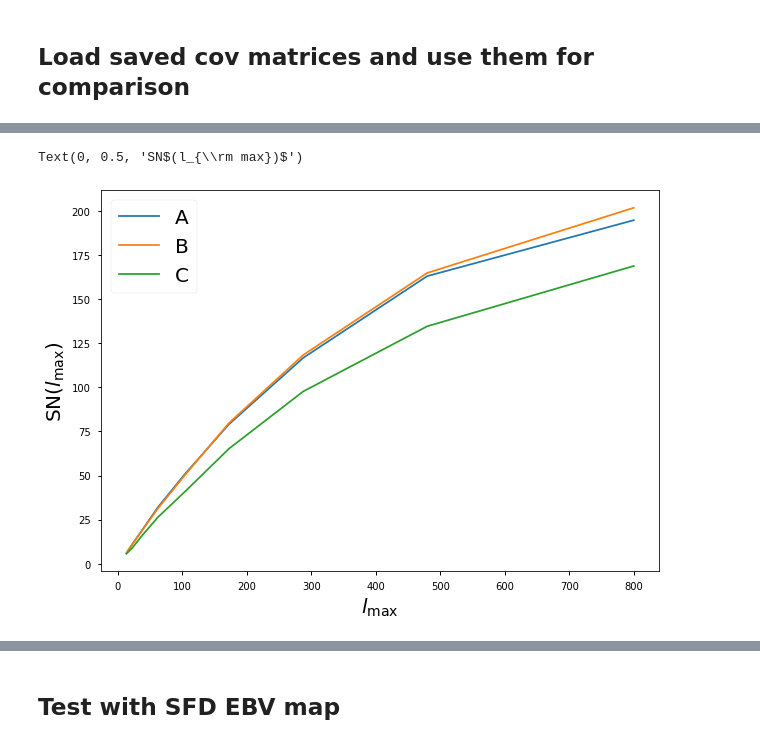
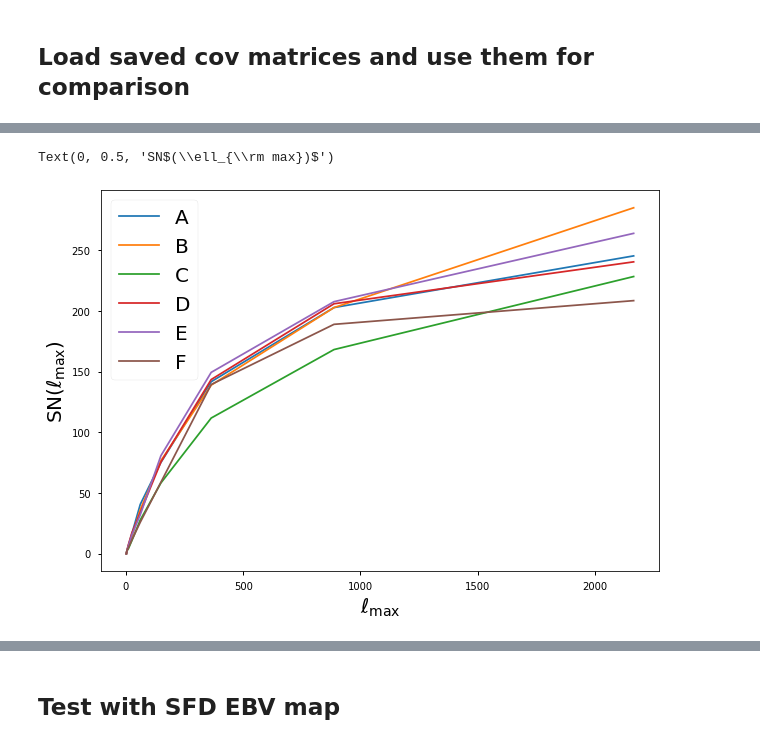
Before and after one commit to tanveerkarim/imaging-sys-covariance, a Jupyter notebook: notebooks/Cov_Matrix_Window.ipynb, the cells around one changed output, grey strips where cells are left out. Saved outputs shown, nothing was run; the diff lists cells and outputs as text; code cells hidden in the pictures.

Commit message:
run all experiments

```diff
--- a/notebooks/Cov_Matrix_Window.ipynb
+++ b/notebooks/Cov_Matrix_Window.ipynb
@@ -447,0 +718,5 @@ fsky
+# %%
+CLs_obs_F = np.zeros((NMOCKS, 9))
+
+for i in range(NMOCKS):
+    ELL_mid, CLs_obs_F[i] = bin_mat(ell, cls_obs_F[i], ELL)
@@ -459,0 +750,26 @@ cls_obs_C = np.load("../dat/cls_expC.npy")
+# %%
+exp_names = np.array(['A', 'B', 'C', 'D', 'E', 'F'])
+experiments = {}
+
+#dict to store values
+for name in exp_names:
+    experiments[name] = {}
+
+#load cls from memory
+for key in experiments:
+    experiments[key]['cls_obs'] = np.load("../dat/cls_exp" + key + ".npy")
+    experiments[key]['CLs_obs'] = np.zeros((NMOCKS, ELL.shape[0] - 1))
+
+#bin power spectrum
+for key in experiments:
+    for i in range(NMOCKS):
+        ELL_mid, experiments[key]['CLs_obs'][i] = bin_mat(ell, experiments[key]['cls_obs'][i], ELL)
+# %%
+plt.figure(figsize=fsize)
+for key in experiments:
+    plt.loglog(ELL_mid, experiments[key]['CLs_obs'].mean(axis = 0), label = key)
+
+plt.loglog(ell[(ell < ELL_mid[-1])], (cls_elg_th)[(ell < ELL_mid[-1])],
+           ls = '--', c = 'k', label = 'Theory')
+plt.loglog(ell[(ell < ELL_mid[-1])], cls_shot_noise[(ell < ELL_mid[-1])], label = 'Shot Noise')
+plt.legend(loc = 'best')
@@ -519,11 +818,17 @@ SN_cumC = SN_cum(covmat_C, ELL_mid, CLs_obs_C.mean(axis = 0), lmax=LMAX, use_har
+# %%
+for key in experiments:
+    experiments[key]['covmat'] = np.cov(experiments[key]['CLs_obs'].T)
+    experiments[key]['SN_cum'] = SN_cum(experiments[key]['covmat'], ELL_mid,
+                                       experiments[key]['CLs_obs'].mean(axis = 0), lmax = LMAX,
+                                       use_hartlap=True, nsim = NMOCKS)
 # %%
 plt.figure(figsize = fsize)
-plt.plot(ELL_mid, SN_cumA, label = 'A')
-plt.plot(ELL_mid, SN_cumB, label = 'B')
-plt.plot(ELL_mid, SN_cumC, label = 'C')
+for key in experiments:
+    plt.plot(ELL_mid, experiments[key]['SN_cum'], label = key)
+
 plt.legend(loc = 'best', fontsize = fs)
 plt.xlabel(r"$\ell_{\rm max}$", fontsize = fs)
 plt.ylabel(r"SN$(\ell_{\rm max})$", fontsize = fs)
 # %% [output]
-Text(0, 0.5, 'SN$(l_{\\rm max})$')
+Text(0, 0.5, 'SN$(\\ell_{\\rm max})$')
-[figure, old version]
+[figure, new version]
```
Also changed, not shown: parts of 59 cells of this notebook, 7 other files.
